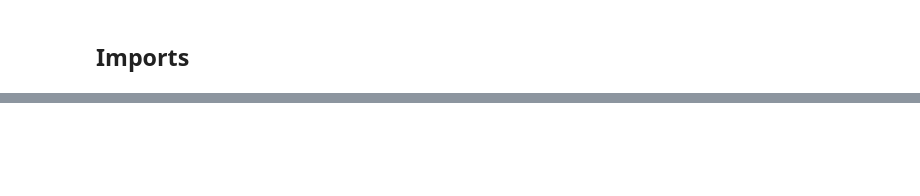
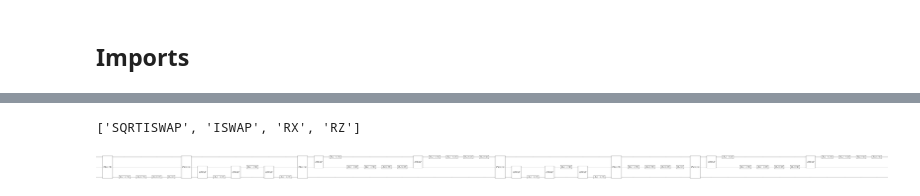
Before and after one commit to hodgestar/qutip-asqsqis-2022, a Jupyter notebook: _sources/tutorials/02-qutip-qip-ii.ipynb, the cells around one changed output, grey strips where cells are left out. Saved outputs shown, nothing was run; the diff lists cells and outputs as text; code cells hidden in the pictures; blank space fills up the shorter version.

```diff
--- a/_sources/tutorials/02-qutip-qip-ii.ipynb
+++ b/_sources/tutorials/02-qutip-qip-ii.ipynb
@@ -67,0 +159,9 @@ def display_eigenstates(op):
+# %%
+processor.native_gates
+# %% [output]
+['SQRTISWAP', 'ISWAP', 'RX', 'RZ']
+# %%
+qc_native = processor.transpile(qc)
+qc_native
+# %% [output]
+[figure, added]
```
Also changed, not shown: parts of 31 cells of this notebook, 43 other files.
